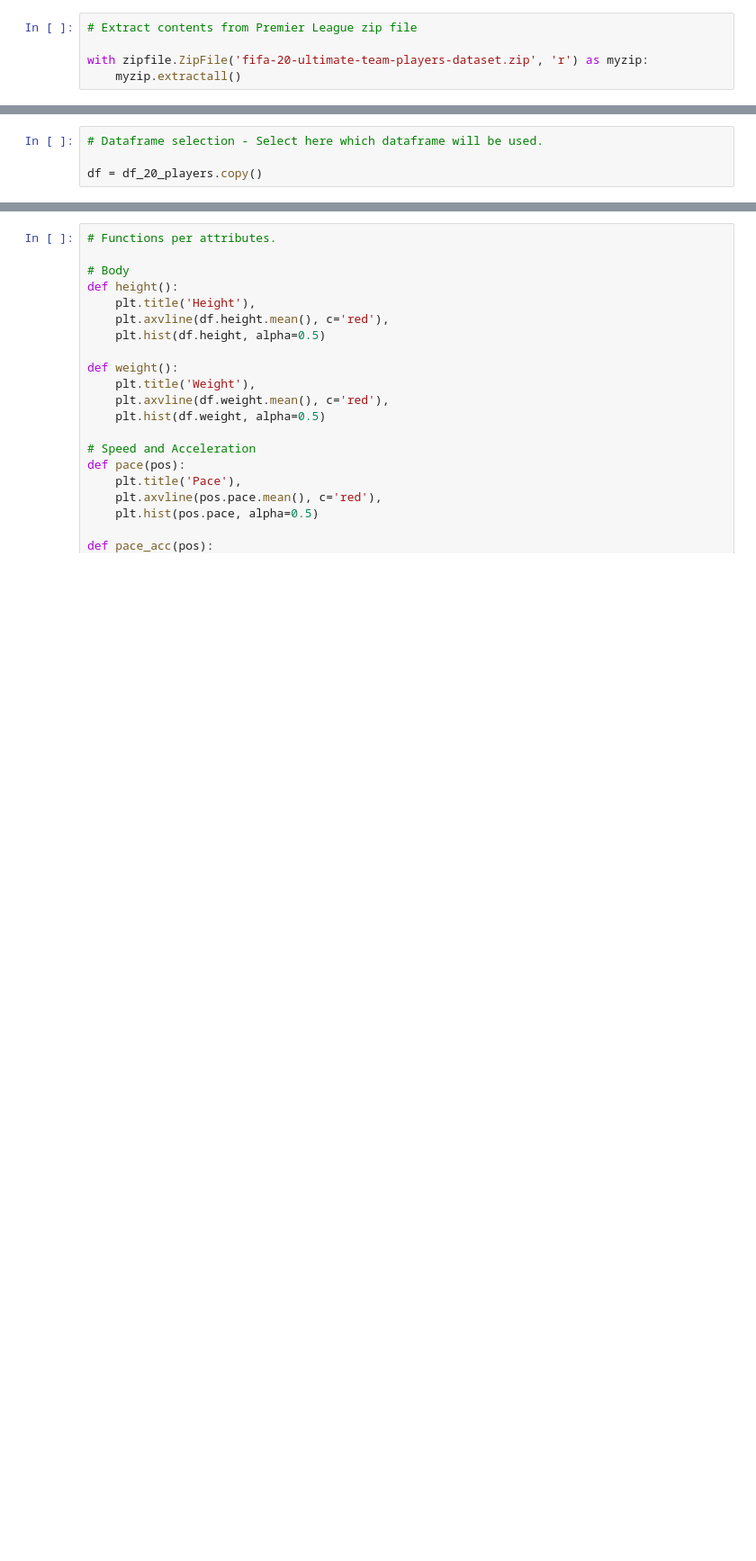
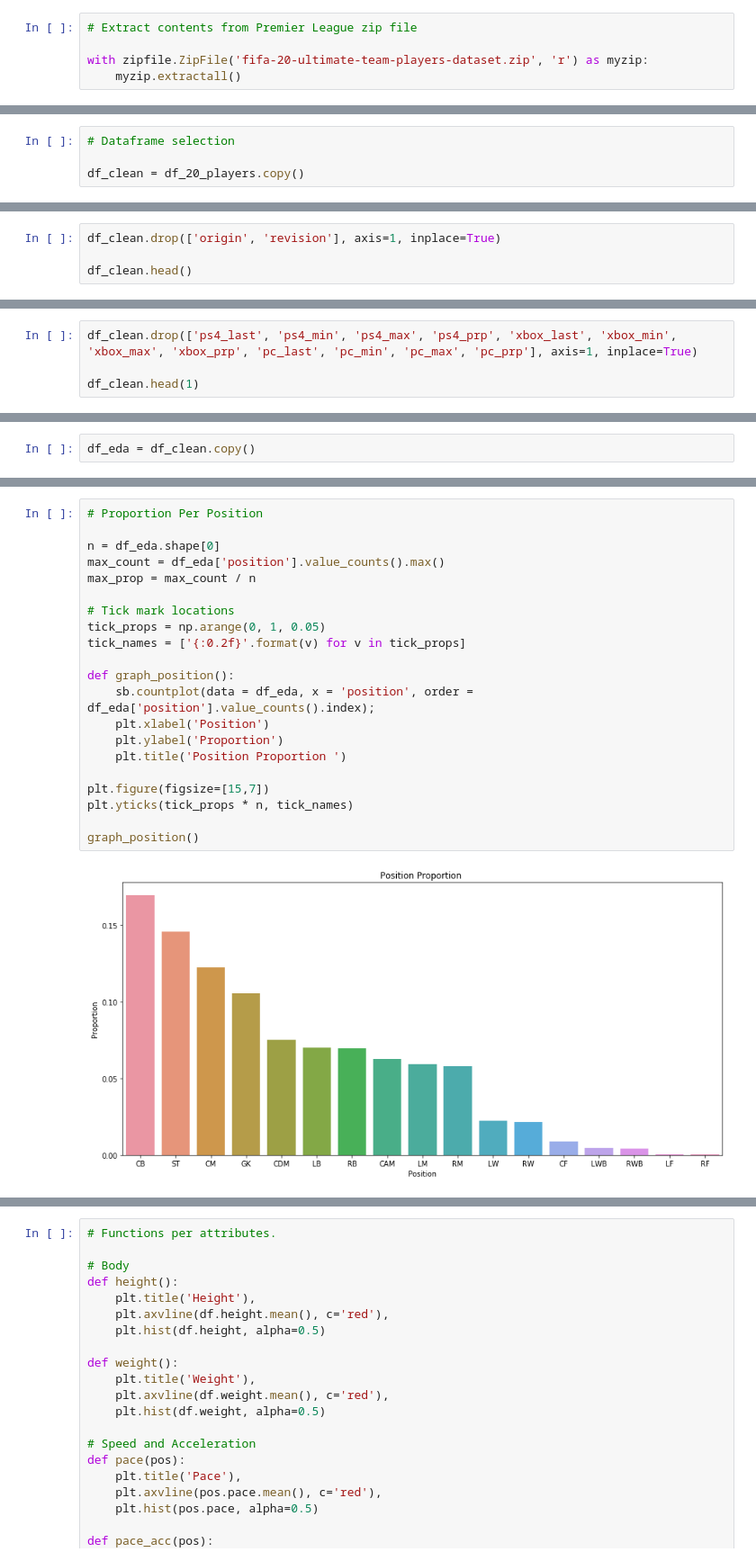
Before and after one commit to eduardopd/fifa-20-dataset, a Jupyter notebook: fifa-fut-2020-analysis.ipynb, the cells around one changed output, grey strips where cells are left out. Shown at 90% size. Drawn from its saved outputs; the diff is of its cells as text; blank space fills up the shorter version.

Commit message:
feat: univariate exploration
Univariate exploration: Positions, overall, age, height, weight.

```diff
--- a/fifa-fut-2020-analysis.ipynb
+++ b/fifa-fut-2020-analysis.ipynb
@@ -53,4 +44,4 @@ df_20_prices = pd.read_csv('fut_bin20_prices.csv')
 # %%
-# Dataframe selection - Select here which dataframe will be used.
+# Dataframe selection
 
-df = df_20_players.copy()
+df_clean = df_20_players.copy()
@@ -139,0 +130,4 @@ Analysis of a counter-attacking strategy built over a 4-4-2. In the defense, the
+# %%
+df_clean.drop(['origin', 'revision'], axis=1, inplace=True)
+
+df_clean.head()
@@ -139,0 +142,4 @@ Analysis of a counter-attacking strategy built over a 4-4-2. In the defense, the
+# %%
+df_clean.drop(['ps4_last', 'ps4_min', 'ps4_max', 'ps4_prp', 'xbox_last', 'xbox_min', 'xbox_max', 'xbox_prp', 'pc_last', 'pc_min', 'pc_max', 'pc_prp'], axis=1, inplace=True)
+
+df_clean.head(1)
@@ -139,0 +155,2 @@ Analysis of a counter-attacking strategy built over a 4-4-2. In the defense, the
+# %%
+df_eda = df_clean.copy()
@@ -140,3 +159,26 @@ Analysis of a counter-attacking strategy built over a 4-4-2. In the defense, the
+# %%
+# Proportion Per Position
+
+n = df_eda.shape[0]
+max_count = df_eda['position'].value_counts().max()
+max_prop = max_count / n
+
+# Tick mark locations
+tick_props = np.arange(0, 1, 0.05)
+tick_names = ['{:0.2f}'.format(v) for v in tick_props]
+
+def graph_position():
+    sb.countplot(data = df_eda, x = 'position', order = df_eda['position'].value_counts().index);
+    plt.xlabel('Position')
+    plt.ylabel('Proportion')
+    plt.title('Position Proportion ')
+
+plt.figure(figsize=[15,7])
+plt.yticks(tick_props * n, tick_names)
+
+graph_position()
+# %% [output]
+[figure, added]
 # %%
 # Create Dataframes per position
 
```
Also changed, not shown: parts of 39 cells of this notebook.
